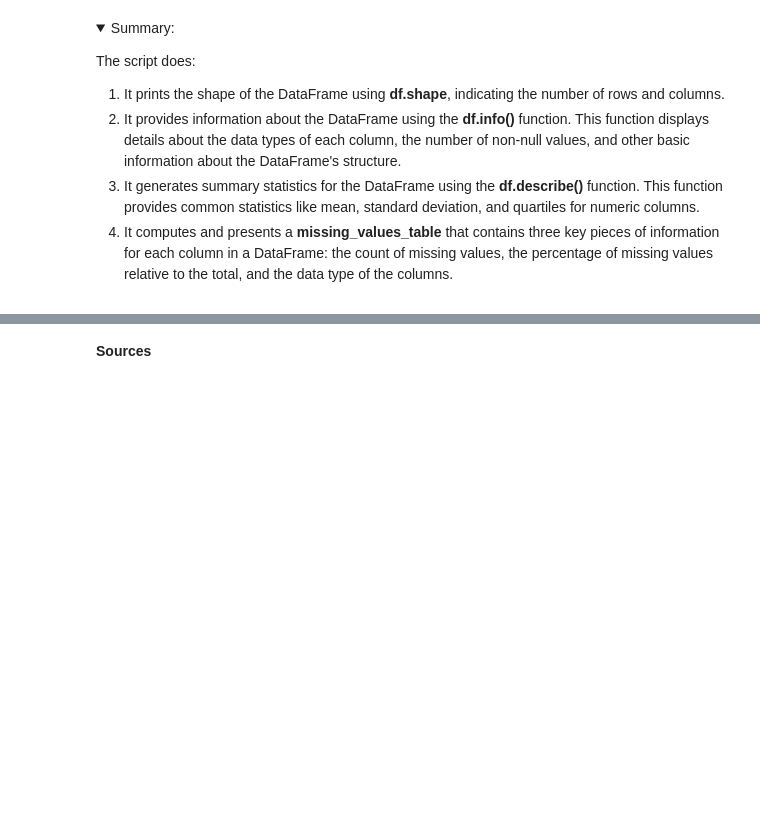
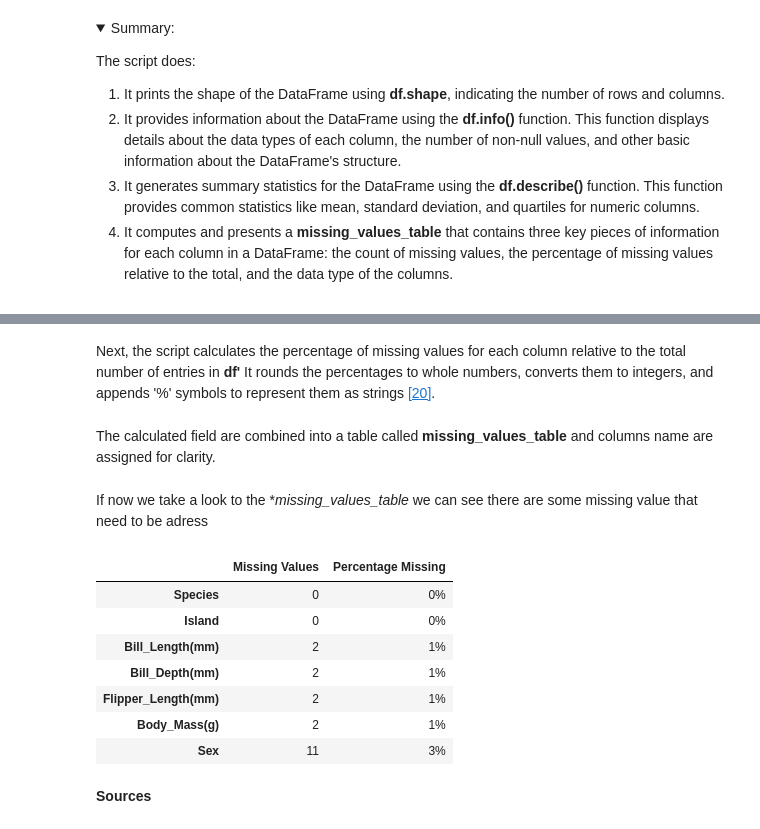
Before and after one commit to Cecilia8989/fund_data_analysis, a Jupyter notebook: task.ipynb, the cells around one changed output, grey strips where cells are left out. Drawn from its saved outputs; the diff is of its cells as text; code cells hidden in the pictures; folded sections open; blank space fills up the shorter version.

Commit message:
Missing value table

```diff
--- a/task.ipynb
+++ b/task.ipynb
@@ -298,3 +329,30 @@ The script does:
+# %%
+missing_value_count = df.isnull().sum()
+# %% [markdown]
+Next, the script calculates the percentage of missing values for each column relative to the total number of entries in **df'** It rounds the percentages to whole numbers, converts them to integers, and appends '%' symbols to represent them as strings [[20]](https://stackoverflow.com/questions/67922276/convert-pandas-dataframe-values-to-percentage#comment120055288_67922371).
+# %%
+percentage_missing_value = (100 * df.isnull().sum() / len(df)).round(0).astype(int).astype(str) + '%'
+# %% [markdown]
+
+The calculated field are combined into a table called **missing_values_table** and columns name are assigned for clarity.
+# %%
+#Create the table
+missing_values_table = pd.concat([missing_value_count, percentage_missing_value], axis=1)
+# assign columns name
+missing_values_table.columns = ["Missing Values", "Percentage Missing"]
+# %% [markdown]
+If now we take a look to the **missing_values_table* we can see there are some missing value that need to be adress
+# %%
+missing_values_table
+# %% [output]
+|  | Missing Values | Percentage Missing |
+| Species | 0 | 0% |
+| Island | 0 | 0% |
+| Bill_Length(mm) | 2 | 1% |
+| Bill_Depth(mm) | 2 | 1% |
+| Flipper_Length(mm) | 2 | 1% |
+| Body_Mass(g) | 2 | 1% |
+| Sex | 11 | 3% |
 # %% [markdown]
 **Sources**
 # %% [markdown]
```
Also changed, not shown: parts of 7 cells of this notebook, 1 other file.
